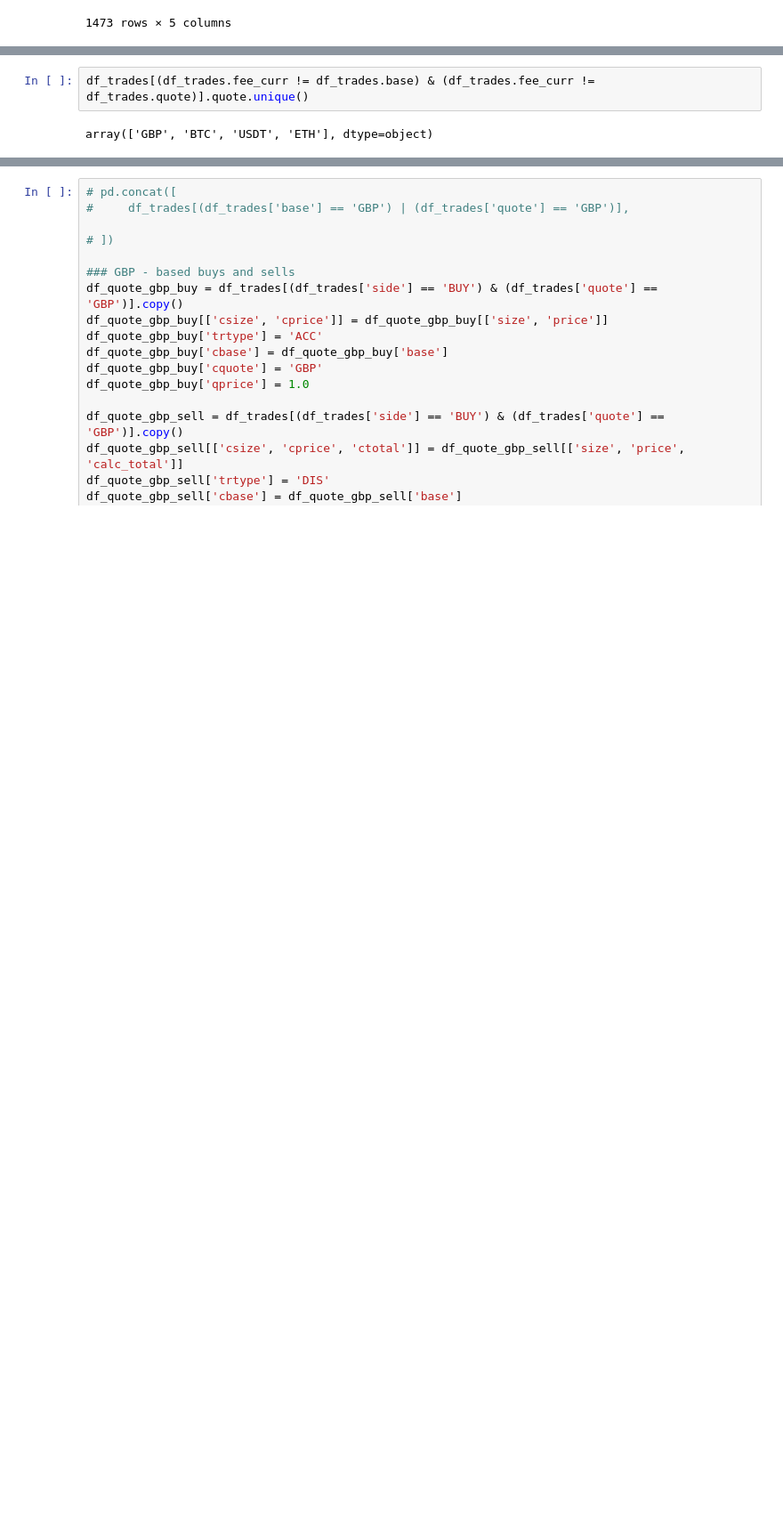
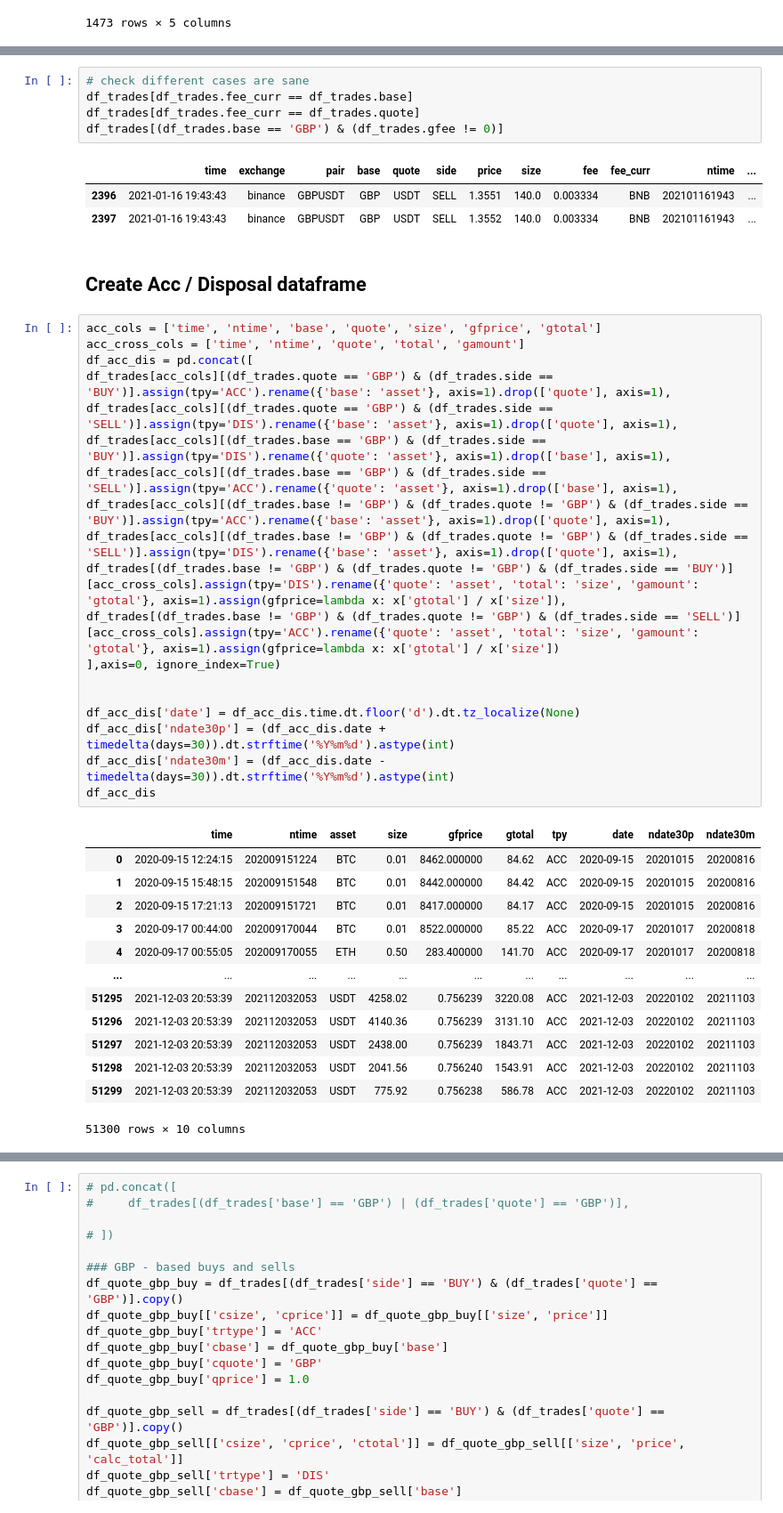
Before and after one commit to petarkabashki/pk-portflolio-manager, a Jupyter notebook: tax-calculator.ipynb, the cells around one changed output, grey strips where cells are left out. Shown at 89% size. Saved outputs shown, nothing was run; the diff lists cells and outputs as text; blank space fills up the shorter version.

```diff
--- a/tax-calculator.ipynb
+++ b/tax-calculator.ipynb
@@ -525,4 +519,44 @@ df_trades[df_trades.fee_curr == df_trades.base]
 # %%
-df_trades[(df_trades.fee_curr != df_trades.base) & (df_trades.fee_curr != df_trades.quote)].quote.unique()
+# check different cases are sane
+df_trades[df_trades.fee_curr == df_trades.base]
+df_trades[df_trades.fee_curr == df_trades.quote]
+df_trades[(df_trades.base == 'GBP') & (df_trades.gfee != 0)]
 # %% [output]
-array(['GBP', 'BTC', 'USDT', 'ETH'], dtype=object)
+|  | time | exchange | pair | base | quote | side | price | size | fee | fee_curr | ntime | ... |
+| 2396 | 2021-01-16 19:43:43 | binance | GBPUSDT | GBP | USDT | SELL | 1.3551 | 140.0 | 0.003334 | BNB | 202101161943 | ... |
+| 2397 | 2021-01-16 19:43:43 | binance | GBPUSDT | GBP | USDT | SELL | 1.3552 | 140.0 | 0.003334 | BNB | 202101161943 | ... |
+# %% [markdown]
+## Create Acc / Disposal dataframe
+# %%
+acc_cols = ['time', 'ntime', 'base', 'quote', 'size', 'gfprice', 'gtotal']
+acc_cross_cols = ['time', 'ntime', 'quote', 'total', 'gamount']
+df_acc_dis = pd.concat([
+df_trades[acc_cols][(df_trades.quote == 'GBP') & (df_trades.side == 'BUY')].assign(tpy='ACC').rename({'base': 'asset'}, axis=1).drop(['quote'], axis=1),
+df_trades[acc_cols][(df_trades.quote == 'GBP') & (df_trades.side == 'SELL')].assign(tpy='DIS').rename({'base': 'asset'}, axis=1).drop(['quote'], axis=1),
+df_trades[acc_cols][(df_trades.base == 'GBP') & (df_trades.side == 'BUY')].assign(tpy='DIS').rename({'quote': 'asset'}, axis=1).drop(['base'], axis=1),
+df_trades[acc_cols][(df_trades.base == 'GBP') & (df_trades.side == 'SELL')].assign(tpy='ACC').rename({'quote': 'asset'}, axis=1).drop(['base'], axis=1),
+df_trades[acc_cols][(df_trades.base != 'GBP') & (df_trades.quote != 'GBP') & (df_trades.side == 'BUY')].assign(tpy='ACC').rename({'base': 'asset'}, axis=1).drop(['quote'], axis=1),
+df_trades[acc_cols][(df_trades.base != 'GBP') & (df_trades.quote != 'GBP') & (df_trades.side == 'SELL')].assign(tpy='DIS').rename({'base': 'asset'}, axis=1).drop(['quote'], axis=1),
+df_trades[(df_trades.base != 'GBP') & (df_trades.quote != 'GBP') & (df_trades.side == 'BUY')][acc_cross_cols].assign(tpy='DIS').rename({'quote': 'asset', 'total': 'size', 'gamount': 'gtotal'}, axis=1).assign(gfprice=lambda x: x['gtotal'] / x['size']),
+df_trades[(df_trades.base != 'GBP') & (df_trades.quote != 'GBP') & (df_trades.side == 'SELL')][acc_cross_cols].assign(tpy='ACC').rename({'quote': 'asset', 'total': 'size', 'gamount': 'gtotal'}, axis=1).assign(gfprice=lambda x: x['gtotal'] / x['size'])
+],axis=0, ignore_index=True)
+
+
+df_acc_dis['date'] = df_acc_dis.time.dt.floor('d').dt.tz_localize(None)
+df_acc_dis['ndate30p'] = (df_acc_dis.date + timedelta(days=30)).dt.strftime('%Y%m%d').astype(int)
+df_acc_dis['ndate30m'] = (df_acc_dis.date - timedelta(days=30)).dt.strftime('%Y%m%d').astype(int)
+df_acc_dis
+# %% [output]
+|  | time | ntime | asset | size | gfprice | gtotal | tpy | date | ndate30p | ndate30m |
+| 0 | 2020-09-15 12:24:15 | 202009151224 | BTC | 0.01 | 8462.000000 | 84.62 | ACC | 2020-09-15 | 20201015 | 20200816 |
+| 1 | 2020-09-15 15:48:15 | 202009151548 | BTC | 0.01 | 8442.000000 | 84.42 | ACC | 2020-09-15 | 20201015 | 20200816 |
+| 2 | 2020-09-15 17:21:13 | 202009151721 | BTC | 0.01 | 8417.000000 | 84.17 | ACC | 2020-09-15 | 20201015 | 20200816 |
+| 3 | 2020-09-17 00:44:00 | 202009170044 | BTC | 0.01 | 8522.000000 | 85.22 | ACC | 2020-09-17 | 20201017 | 20200818 |
+| 4 | 2020-09-17 00:55:05 | 202009170055 | ETH | 0.50 | 283.400000 | 141.70 | ACC | 2020-09-17 | 20201017 | 20200818 |
+| ... | ... | ... | ... | ... | ... | ... | ... | ... | ... | ... |
+| 51295 | 2021-12-03 20:53:39 | 202112032053 | USDT | 4258.02 | 0.756239 | 3220.08 | ACC | 2021-12-03 | 20220102 | 20211103 |
+| 51296 | 2021-12-03 20:53:39 | 202112032053 | USDT | 4140.36 | 0.756239 | 3131.10 | ACC | 2021-12-03 | 20220102 | 20211103 |
+| 51297 | 2021-12-03 20:53:39 | 202112032053 | USDT | 2438.00 | 0.756239 | 1843.71 | ACC | 2021-12-03 | 20220102 | 20211103 |
+| 51298 | 2021-12-03 20:53:39 | 202112032053 | USDT | 2041.56 | 0.756240 | 1543.91 | ACC | 2021-12-03 | 20220102 | 20211103 |
+| 51299 | 2021-12-03 20:53:39 | 202112032053 | USDT | 775.92 | 0.756238 | 586.78 | ACC | 2021-12-03 | 20220102 | 20211103 |
+51300 rows × 10 columns
```
Also changed, not shown: parts of 7 cells of this notebook.
